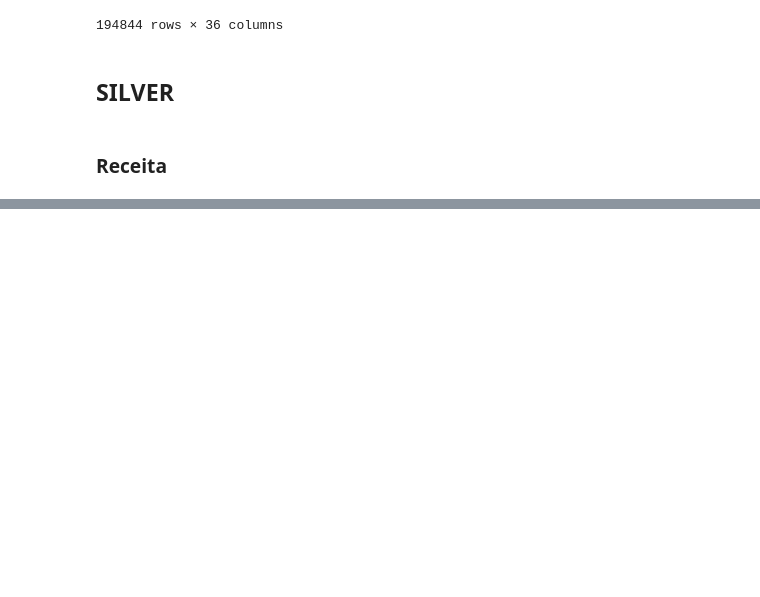
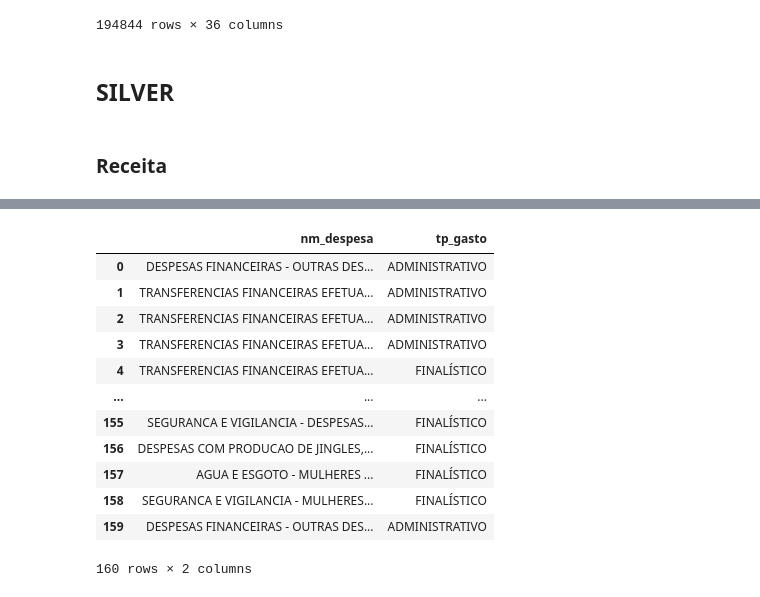
Before and after one commit to nicolas0liveira/transparencia_partidaria_br, a Jupyter notebook: notebooks/00-debug_generico.ipynb, the cells around one changed output, grey strips where cells are left out. Cells and saved outputs as stored; diff of their text form; code cells hidden in the pictures; blank space fills up the shorter version.

```diff
--- a/notebooks/00-debug_generico.ipynb
+++ b/notebooks/00-debug_generico.ipynb
@@ -120,0 +153,30 @@ df
+# %%
+PARQUET_FILE_NAME = "classificacao_despesa.parquet"
+
+df = duckdb.sql(
+    f"""
+    SELECT
+        *
+    FROM read_parquet(
+        '../data/03-silver/{PARQUET_FILE_NAME}'
+    )
+    """
+).df()
+
+#df.head()
+
+df
+# %% [output]
+|  | nm_despesa | tp_gasto |
+| 0 | DESPESAS FINANCEIRAS - OUTRAS DES... | ADMINISTRATIVO |
+| 1 | TRANSFERENCIAS FINANCEIRAS EFETUA... | ADMINISTRATIVO |
+| 2 | TRANSFERENCIAS FINANCEIRAS EFETUA... | ADMINISTRATIVO |
+| 3 | TRANSFERENCIAS FINANCEIRAS EFETUA... | ADMINISTRATIVO |
+| 4 | TRANSFERENCIAS FINANCEIRAS EFETUA... | FINALÍSTICO |
+| ... | ... | ... |
+| 155 | SEGURANCA E VIGILANCIA - DESPESAS... | FINALÍSTICO |
+| 156 | DESPESAS COM PRODUCAO DE JINGLES,... | FINALÍSTICO |
+| 157 | AGUA E ESGOTO - MULHERES ... | FINALÍSTICO |
+| 158 | SEGURANCA E VIGILANCIA - MULHERES... | FINALÍSTICO |
+| 159 | DESPESAS FINANCEIRAS - OUTRAS DES... | ADMINISTRATIVO |
+160 rows × 2 columns
```
Also changed, not shown: parts of 7 cells of this notebook, 4 other files.
